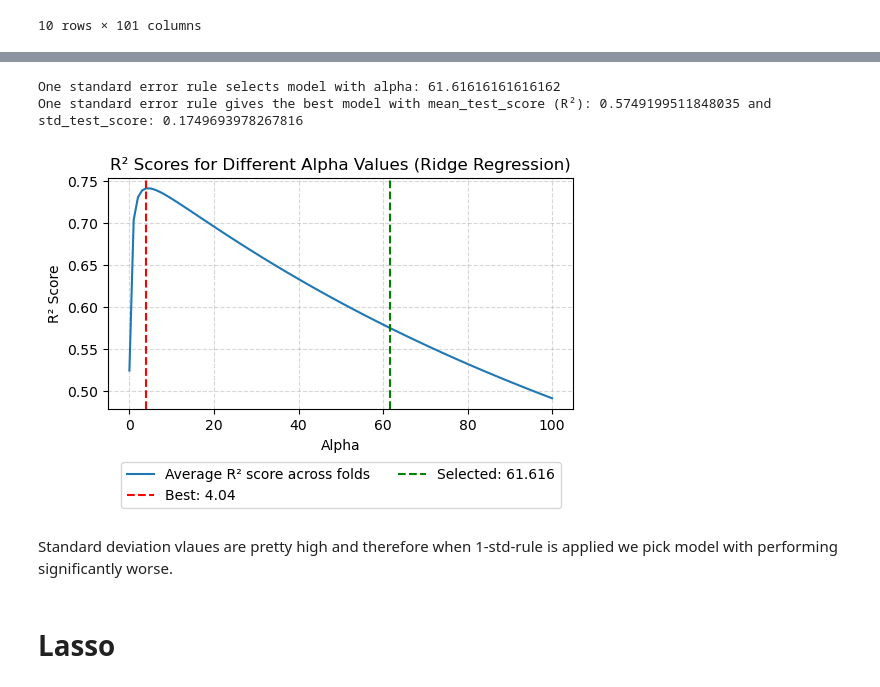
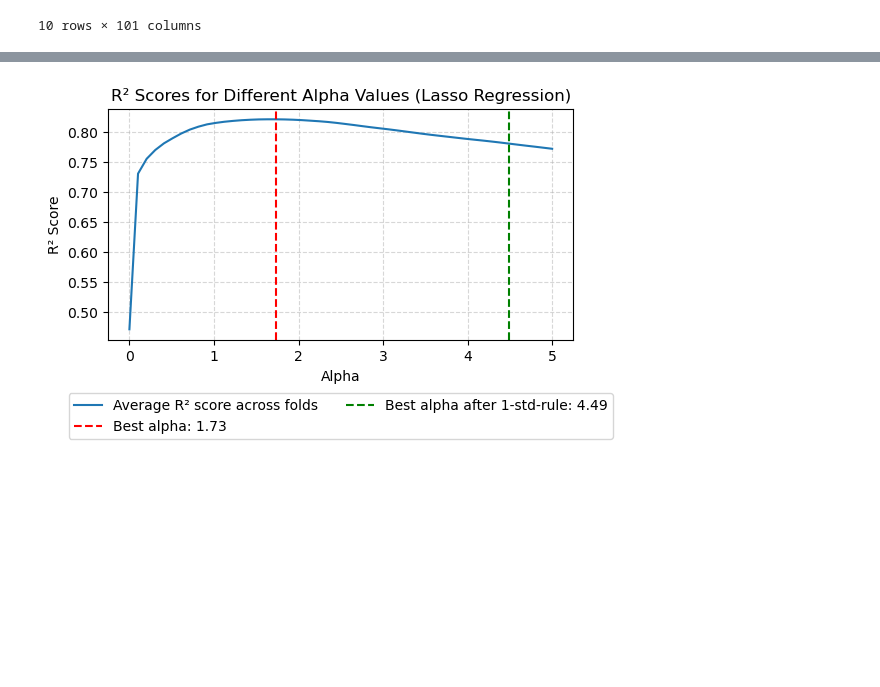
Before and after one commit to saulianskaitee/case1_CDA, a Jupyter notebook: 3_2levelCV.ipynb, the cells around one changed output, grey strips where cells are left out. Cells and saved outputs as stored; diff of their text form; code cells hidden in the pictures; blank space fills up the shorter version.

```diff
--- a/3_2levelCV.ipynb
+++ b/3_2levelCV.ipynb
@@ -31,3 +34,13 @@ df.head(10)
 | 8 | 163.402815 | 4.981034 | -8.719028 | -5.484942 | -5.919929 | 9.916674 | -4.726807 | -10.606375 | 24.903043 | 12.151393 | ... | ... |
 | 9 | 282.511836 | 0.519655 | -14.477831 | -2.121282 | NaN | 12.080162 | -6.393721 | -11.599432 | NaN | 11.984299 | ... | ... |
 10 rows × 101 columns
+# %%
+Xtrain = pd.read_csv("Xytrain_regression.csv").iloc[:, 1:]
+ytrain = pd.read_csv("Xytrain_regression.csv").iloc[:, 0]
+Xtest = pd.read_csv("Xytest_regression.csv").iloc[:, 1:]
+ytest = pd.read_csv("Xytest_regression.csv").iloc[:, 0]
+
+Xall = pd.concat([Xtrain, Xtest], axis=0).reset_index(drop=True)
+yall = pd.concat([ytrain, ytest], axis=0).reset_index(drop=True)
+# %%
+n, p = Xtrain.shape
@@ -90,0 +123,3 @@ def handlingOfdata(Xtrain, Xtest, ytrain, ytest):
+# %%
+alphas_ = [0, 0.01, 0.1, 0.3, 0.5, 0.7, 0.9, 1, 3, 4, 5, 7, 10]
+neigbours = [1, 2, 3, 4, 5, 10, 15, 20, 25, 30, 40, 50]
@@ -183,49 +485,20 @@ Final estimated RMSE score (mean over outer folds): 31.107160221431645
-# %%
-# Apply the One Standard Error Rule
-
-# Get the best model's mean R² score and std deviation across all folds
-mean_r2_all_folds = np.mean(alpha_means, axis=0)
-std_r2_all_folds = np.mean(alpha_stds, axis=0)
-
-# Find the models where mean R² is within 1 standard error of the best R²
-best_mean_r2 = np.max(mean_r2_all_folds)
-best_std_r2 = std_r2_all_folds[np.argmax(mean_r2_all_folds)]  # Corresponding std for the best mean
-
-acceptable_models = [i for i, mean_r2 in enumerate(mean_r2_all_folds) if best_mean_r2 - best_std_r2 <= mean_r2]
-
-# Select the model with the highest alpha among the acceptable models
-if len(acceptable_models) > 0:
-    selected_model_idx = acceptable_models[-1]  # Select the most regularized model
-else:
-    selected_model_idx = np.argmax(mean_r2_all_folds)  # If no model satisfies the rule, keep the best one
-
-# Print the hyperparameters of the selected model
-print(f'One standard error rule selects model with alpha: {alphas[selected_model_idx]}')
-print(f'One standard error rule gives the best model with mean_test_score (R²): {mean_r2_all_folds[selected_model_idx]} and std_test_score: {std_r2_all_folds[selected_model_idx]}')
-# %% [output]
-One standard error rule selects model with alpha: 61.61616161616162
-One standard error rule gives the best model with mean_test_score (R²): 0.5749199511848035 and std_test_score: 0.1749693978267816
 # %%
 plt.figure(figsize=(6, 3))
 mean_alpha_scores = np.mean(all_alpha_scores, axis=0)  # Average R² score for each alpha across all folds
 plt.plot(alphas, mean_alpha_scores, label='Average R² score across folds')
 
 # Round values to 3 decimal places
-best_alpha_rounded = round(best_alpha, 3)
+best_alpha_rounded = round(best_alpha_lasso, 3)
 selected_alpha_rounded = round(alphas[selected_model_idx], 3)
 
-plt.axvline(best_alpha, color='r', linestyle='--', label=f"Best: {best_alpha_rounded}")
-plt.axvline(alphas[selected_model_idx], color='g', linestyle='--', label=f"Selected: {selected_alpha_rounded}")
+plt.axvline(best_alpha_lasso, color='r', linestyle='--', label=f"Best alpha: {round(best_alpha_lasso,2)}")
+plt.axvline(alphas[selected_model_idx], color='g', linestyle='--', label=f"Best alpha after 1-std-rule: {round(one_std_alpha_lasso, 2)}")
 
 plt.xlabel('Alpha')
 plt.ylabel('R² Score')
-plt.title('R² Scores for Different Alpha Values (Ridge Regression)')
+plt.title('R² Scores for Different Alpha Values (Lasso Regression)')
 plt.legend(loc='upper center', bbox_to_anchor=(0.5, -0.2), ncol=2)  # Move legend below the graph
 plt.grid(True, linestyle='--', alpha=0.5)
 plt.show()
 # %% [output]
-[figure, old version]
+[figure, new version]
-# %% [markdown]
-Standard deviation vlaues are pretty high and therefore when 1-std-rule is applied we pick model with performing significantly worse.
-# %% [markdown]
-# Lasso
```
Also changed, not shown: parts of 22 cells of this notebook, 3 other files.
